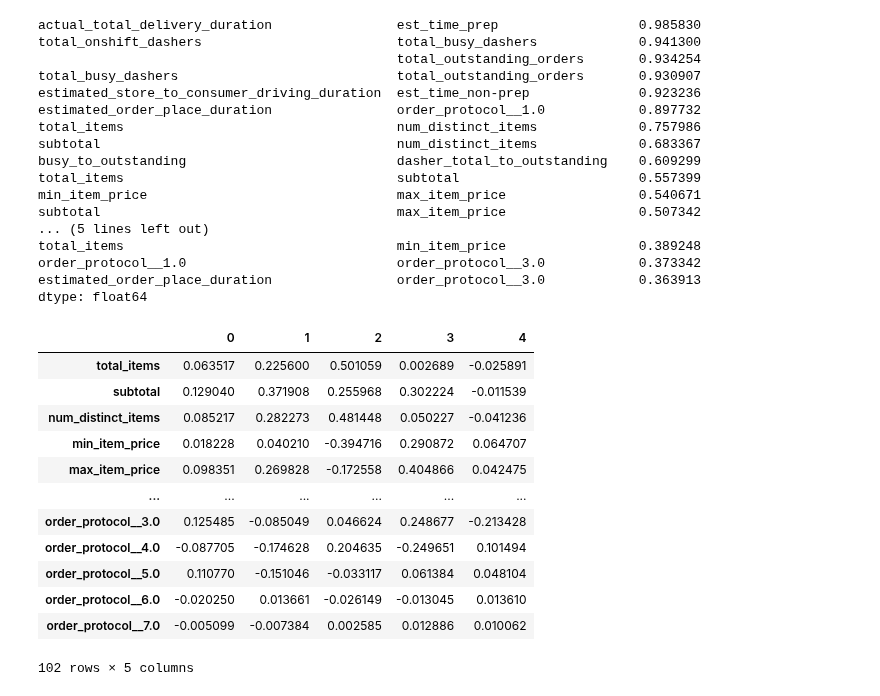
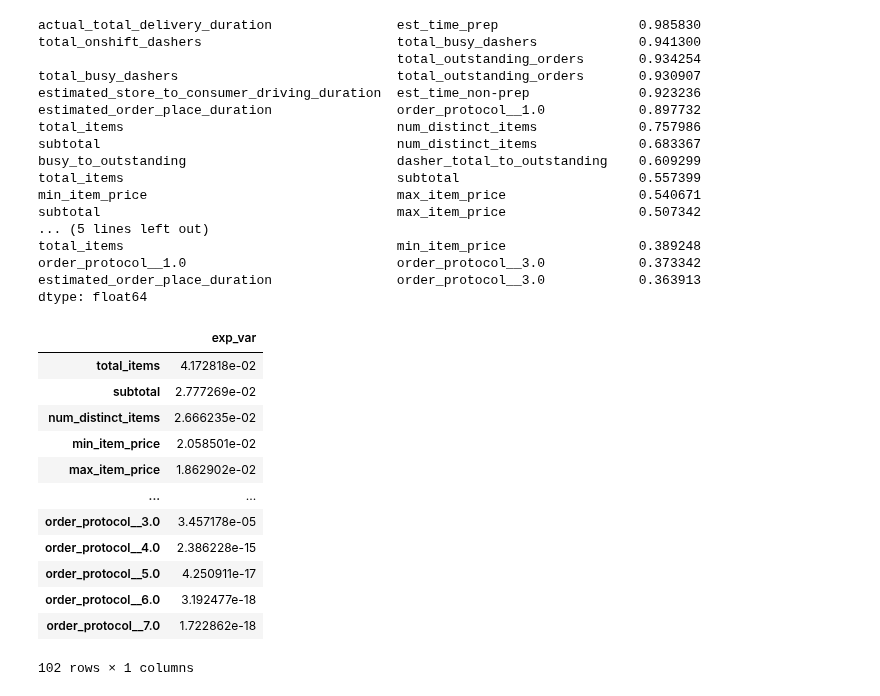
Before and after one commit to Tanag3r/stratascratch_projects, a Jupyter notebook: doordash_delivery_est/doordash_est.ipynb, the cells around one changed output. Cells and saved outputs as stored; diff of their text form; code cells hidden in the pictures.

```diff
--- a/doordash_delivery_est/doordash_est.ipynb
+++ b/doordash_delivery_est/doordash_est.ipynb
@@ -232,19 +237,21 @@ pca = PCA(n_components=5)
 pca.fit(x_train_stdScale)
 x_train_pca,x_test_pca = pca.transform(x_train_stdScale),pca.transform(x_test_stdScale)
-# %%
-lerd = pd.DataFrame(pca.components_.T,index=x_train_stdScale.columns)
-lerd
-# %% [output]
-|  | 0 | 1 | 2 | 3 | 4 |
-| total_items | 0.063517 | 0.225600 | 0.501059 | 0.002689 | -0.025891 |
-| subtotal | 0.129040 | 0.371908 | 0.255968 | 0.302224 | -0.011539 |
-| num_distinct_items | 0.085217 | 0.282273 | 0.481448 | 0.050227 | -0.041236 |
-| min_item_price | 0.018228 | 0.040210 | -0.394716 | 0.290872 | 0.064707 |
-| max_item_price | 0.098351 | 0.269828 | -0.172558 | 0.404866 | 0.042475 |
-| ... | ... | ... | ... | ... | ... |
-| order_protocol__3.0 | 0.125485 | -0.085049 | 0.046624 | 0.248677 | -0.213428 |
-| order_protocol__4.0 | -0.087705 | -0.174628 | 0.204635 | -0.249651 | 0.101494 |
-| order_protocol__5.0 | 0.110770 | -0.151046 | -0.033117 | 0.061384 | 0.048104 |
-| order_protocol__6.0 | -0.020250 | 0.013661 | -0.026149 | -0.013045 | 0.013610 |
-| order_protocol__7.0 | -0.005099 | -0.007384 | 0.002585 | 0.012886 | 0.010062 |
-102 rows × 5 columns
+# %%
+exp_var = pd.DataFrame(data=pca.explained_variance_ratio_.T,index=x_train_stdScale.columns,columns=['exp_var'])
+exp_var = exp_var.sort_values(by=['exp_var'],ascending=False)
+## exp_var['run_sum'] = np.cumsum(exp_var['exp_var'])
+exp_var
+# %% [output]
+|  | exp_var |
+| total_items | 4.172818e-02 |
+| subtotal | 2.777269e-02 |
+| num_distinct_items | 2.666235e-02 |
+| min_item_price | 2.058501e-02 |
+| max_item_price | 1.862902e-02 |
+| ... | ... |
+| order_protocol__3.0 | 3.457178e-05 |
+| order_protocol__4.0 | 2.386228e-15 |
+| order_protocol__5.0 | 4.250911e-17 |
+| order_protocol__6.0 | 3.192477e-18 |
+| order_protocol__7.0 | 1.722862e-18 |
+102 rows × 1 columns
```
Also changed, not shown: parts of 4 cells of this notebook.
